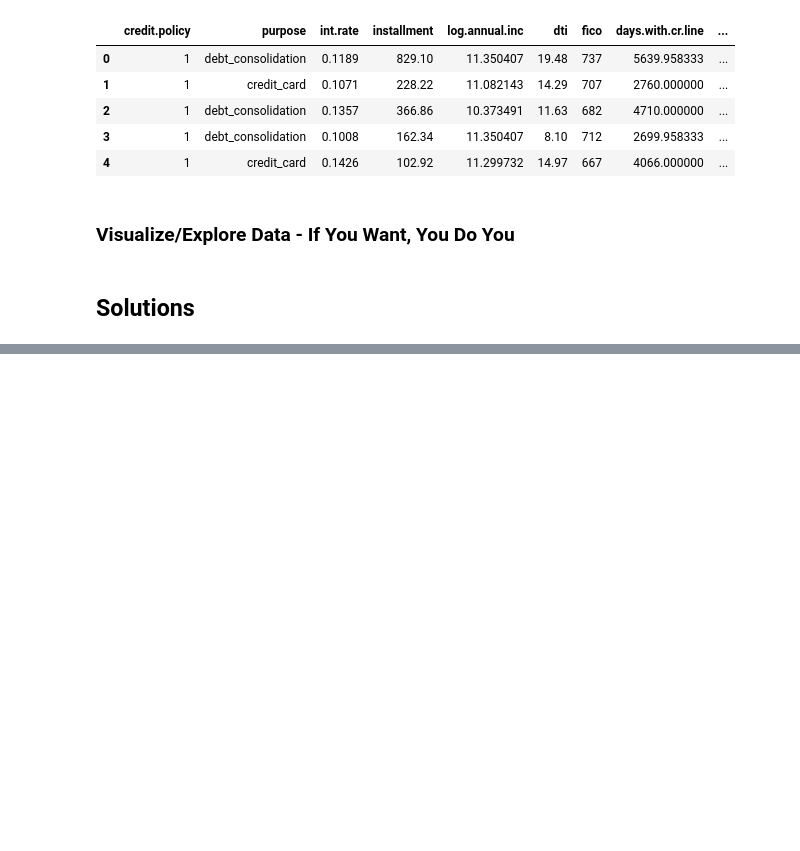
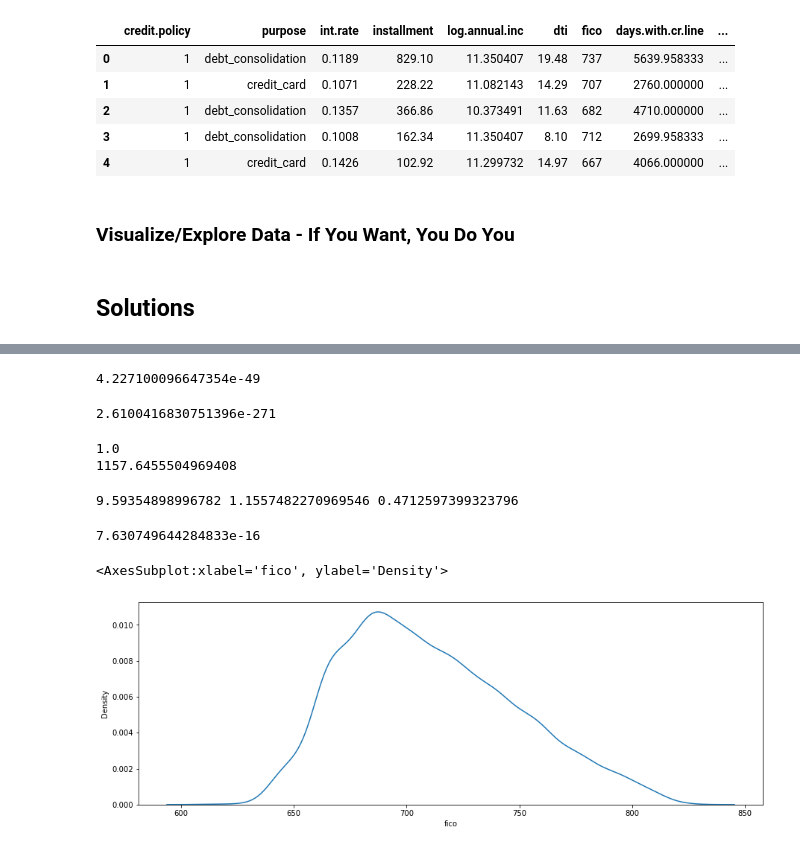
Before and after one commit to ASykes4/DATA_3450_Quiz_2, a Jupyter notebook: quiz_2_1221_start.ipynb, the cells around one changed output, grey strips where cells are left out. Saved outputs shown, nothing was run; the diff lists cells and outputs as text; code cells hidden in the pictures; blank space fills up the shorter version.

```diff
--- a/quiz_2_1221_start.ipynb
+++ b/quiz_2_1221_start.ipynb
@@ -66,0 +82,77 @@ df.head()
+# %%
+dfPaid = df[df["not.fully.paid"] == 0]
+dfPaid = dfPaid["fico"]
+dfUnpaid = df[df["not.fully.paid"] == 1]
+dfUnpaid = dfUnpaid["fico"]
+varStat, varP = ss.ttest_ind(dfPaid, dfUnpaid)
+varP
+# %% [output]
+4.227100096647354e-49
+# %%
+dfApproved = df[df["credit.policy"] == 1]
+dfApproved = dfApproved["fico"]
+dfNotApproved = df[df["credit.policy"] == 0]
+dfNotApproved = dfNotApproved["fico"]
+
+varStat, varP = ss.ttest_ind(dfApproved, dfNotApproved)
+print(varP)
+# %% [output]
+2.6100416830751396e-271
+# %%
+dfIncApproved = df[df["credit.policy"] == 1]
+dfIncApproved = dfIncApproved["log.annual.inc"]
+dfIncNotApproved = df[df["credit.policy"] == 0]
+dfIncNotApproved = dfIncNotApproved["log.annual.inc"]
+
+ces = thinkstats2.CohenEffectSize(dfIncNotApproved,dfIncApproved)
+alpha = 0.05
+nobs = dfApproved.count() + dfNotApproved.count()
+
+powerTest = TTestPower()
+pow = powerTest.power(effect_size=ces, nobs=nobs, alpha=alpha)
+print(pow)
+
+n = powerTest.solve_power(ces, power=.85, nobs=None, alpha=alpha)
+print(n)
+# %% [output]
+1.0
+1157.6455504969408
+# %%
+df["Income"] = np.exp(df["log.annual.inc"])
+np.mean(df["Income"])
+print(df.Income.skew(), df["days.with.cr.line"].skew(), df.fico.skew())
+# %% [output]
+9.59354898996782 1.1557482270969546 0.4712597399323796
+# %%
+dfPoor = df[(df["fico"] < 579) & (df["fico"] > 300)]
+dfFair = df[(df["fico"] < 669) & (df["fico"] > 580)]
+dfGood = df[(df["fico"] < 739) & (df["fico"] > 670)]
+dfVeryGood = df[(df["fico"] < 799) & (df["fico"] > 740)]
+dfExcellent = df[(df["fico"] < 850) & (df["fico"] > 800)]
+
+stat, pval = ss.f_oneway(dfFair.Income,dfGood.Income,dfVeryGood.Income,dfExcellent.Income)
+print(pval)
+# %% [output]
+7.630749644284833e-16
+# %%
+group = []
+for i in range(0,df['fico'].count()):
+    if (df["fico"].iloc[i] < 579) & (df["fico"].iloc[i] > 300):
+        group.append('Poor')
+    elif (df["fico"].iloc[i] < 669) & (df["fico"].iloc[i] > 580):
+        group.append('Fair')
+    elif (df["fico"].iloc[i] < 739) & (df["fico"].iloc[i] > 670):
+        group.append('Good')
+    elif (df["fico"].iloc[i] < 799) & (df["fico"].iloc[i] > 740):
+        group.append('Very Good')
+    elif (df["fico"].iloc[i] < 850) & (df["fico"].iloc[i] > 800):
+        group.append('Excellent')
+    else:
+        group.append('Low')
+
+df['FICOGroup'] = group
+# %%
+sns.kdeplot(df['fico'])
+# %% [output]
+<AxesSubplot:xlabel='fico', ylabel='Density'>
+[figure, added]
```
Also changed, not shown: parts of 4 cells of this notebook.
